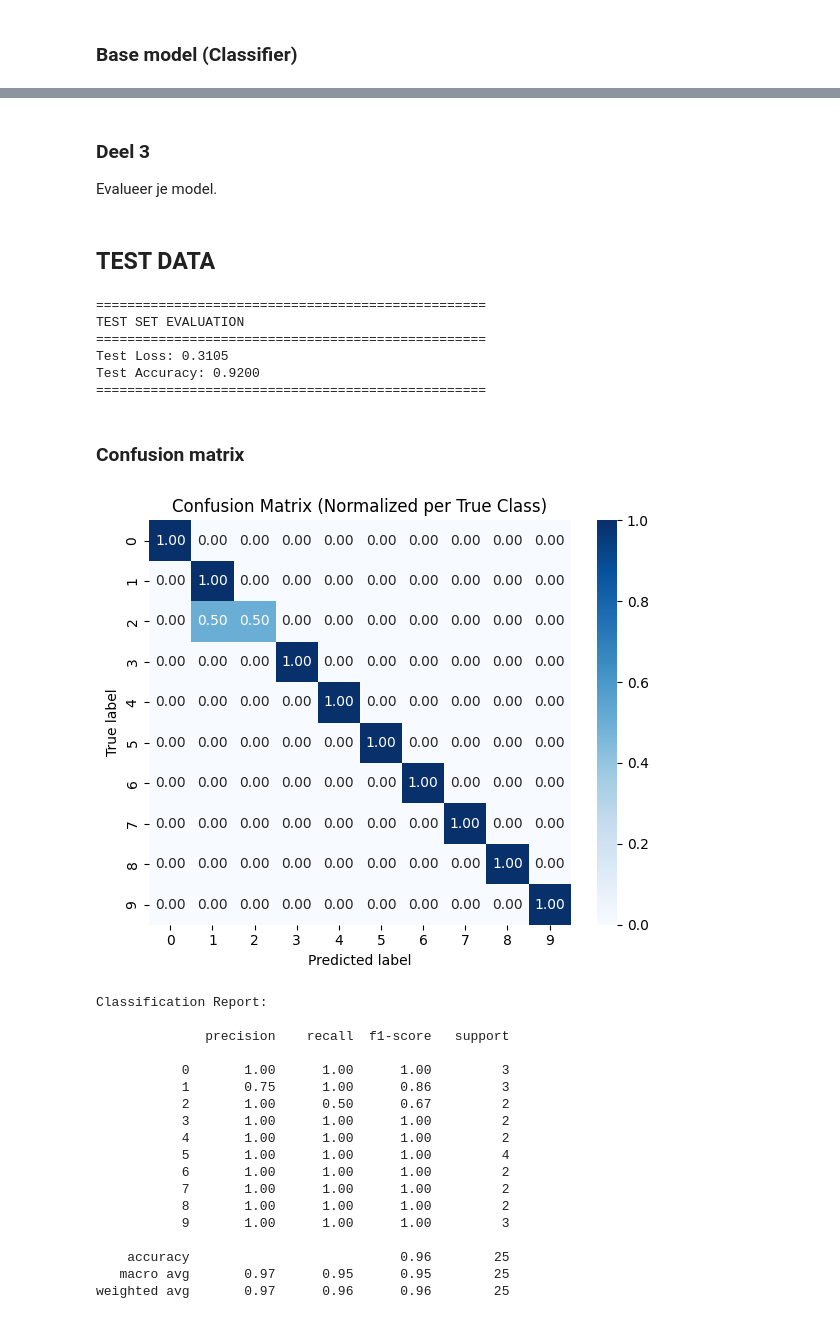
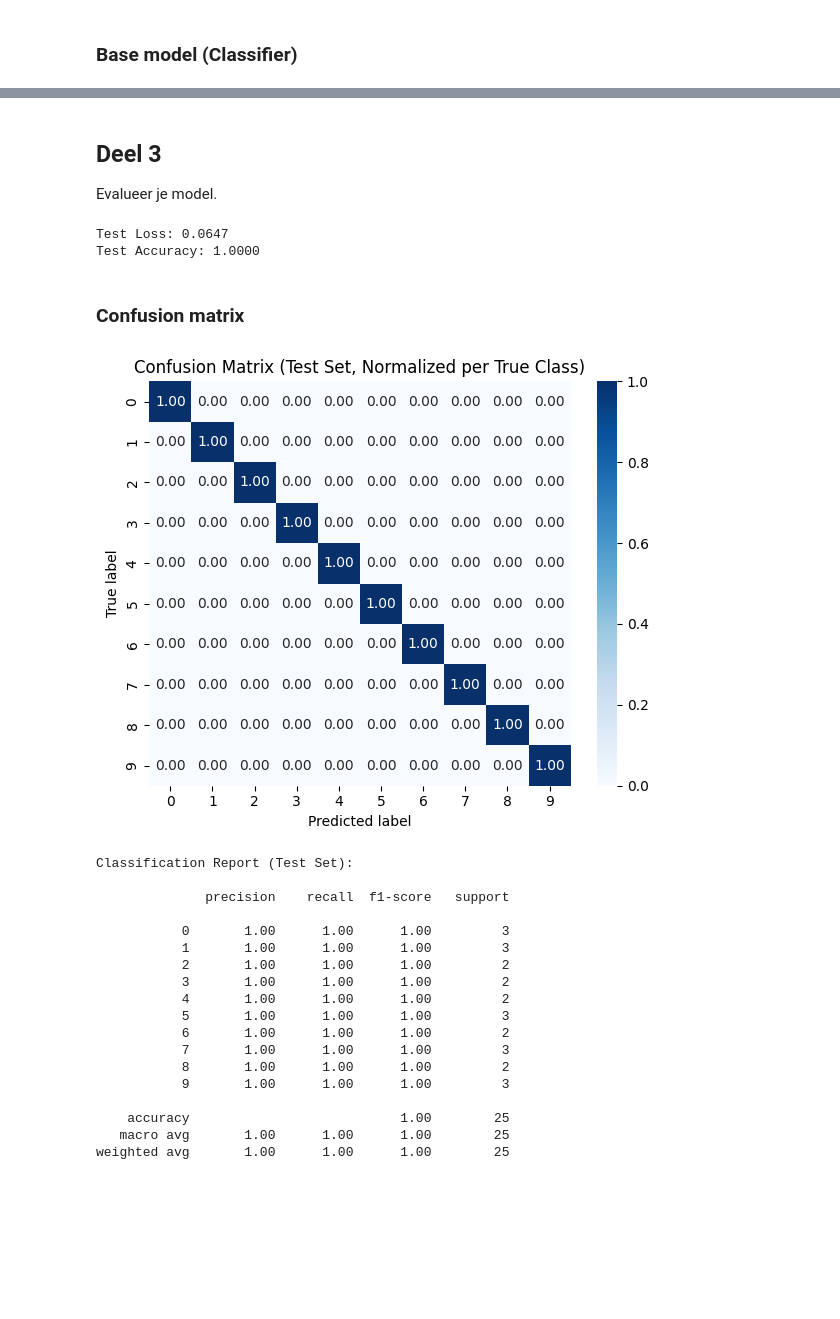
Before and after one commit to FrankVanDerVelde/master_applied-artificial_intelligence, a Jupyter notebook: methoden_en_technieken/datapunt_4/M&T_opdracht_Datapunt2b.ipynb, the cells around one changed output, grey strips where cells are left out. Saved outputs shown, nothing was run; the diff lists cells and outputs as text; code cells hidden in the pictures; blank space fills up the shorter version.

```diff
--- a/methoden_en_technieken/datapunt_4/M&T_opdracht_Datapunt2b.ipynb
+++ b/methoden_en_technieken/datapunt_4/M&T_opdracht_Datapunt2b.ipynb
@@ -1044,11 +1454,5 @@ Loaded VAE weights from: models\model_it2_beta4.weights.h5
 # %%
-# VAE-based classifier (semi-supervised): freeze encoder, use z_mean features
-# Reuse trained VAE encoder: load weights (if saved), then freeze
-
-# weights_path = 'models/model_it1.weights.h5'
-# loaded = load_vae_weights(vae, weights_path)
-# if not loaded:
-#     print("Using current in-memory VAE weights.")
+loaded = load_vae_weights(vae, name='iteration4_16_dims_beta4')
 
 # Freeze the encoder to keep features identical
 vae.encoder.trainable = False
@@ -1063,16 +1467,10 @@ vae_encoder = vae.encoder
 clf_inputs = Input(shape=(28, 28, 1), name="vae_cls_input")
 z_mean, z_log_var = vae.encoder(clf_inputs)
 
-# Minimal added capacity + regularization before softmax
-# x = layers.Dense(64, activation="relu", name="vae_cls_dense")(z_mean)
-# x = layers.Dropout(0.3, name="vae_cls_dropout")(x)
-# cls_outputs = layers.Dense(10, activation="softmax", name="vae_cls_logits")(x)
-# vae_classifier = Model(clf_inputs, cls_outputs, name="vae_based_classifier")
-
 cls_outputs = layers.Dense(10, activation="softmax", name="vae_cls_logits")(z_mean)
 vae_classifier = Model(clf_inputs, cls_outputs, name="vae_based_classifier")
 
-vae_classifier.compile(optimizer=optimizers.Adam(learning_rate=0.01),
+vae_classifier.compile(optimizer = keras.optimizers.Adam(learning_rate=0.005),
                        loss="sparse_categorical_crossentropy",
                        metrics=["accuracy"])
 
@@ -1083,7 +1481,7 @@ early_stop = keras.callbacks.EarlyStopping(
 vae_cls_hist = vae_classifier.fit(
     x_train, y_train,
     validation_data=(x_val, y_val),
-    epochs=1000,
+    epochs=2000,
     batch_size=128,
     callbacks=[early_stop],
     verbose=1,
@@ -1220,79 +1547,69 @@ Total epochs run: 1000
 # %% [markdown]
-### Deel 3
+## Deel 3
 
 Evalueer je model.
-# %% [markdown]
-## TEST DATA
 # %%
 # Evaluate the classifier on the test set
 test_loss, test_accuracy = vae_classifier.evaluate(x_test, y_test, verbose=0)
 
-print("=" * 50)
-print("TEST SET EVALUATION")
-print("=" * 50)
 print(f"Test Loss: {test_loss:.4f}")
 print(f"Test Accuracy: {test_accuracy:.4f}")
-print("=" * 50)
 # %% [output]
-==================================================
-TEST SET EVALUATION
-==================================================
-Test Loss: 0.3105
-Test Accuracy: 0.9200
-==================================================
+Test Loss: 0.0647
+Test Accuracy: 1.0000
 # %% [markdown]
 ### Confusion matrix
 # %%
-y_prob = vae_classifier.predict(x_val, verbose=0)
+# Predict on the test set
+y_prob = vae_classifier.predict(x_test, verbose=0)
 
 # Align y_true shape
-y_true = y_val
+y_true = y_test
 if y_true.ndim > 1:
-    # If one-hot, reduce to class indices
-    try:
-        y_true = np.argmax(y_true, axis=1)
-    except Exception:
-        y_true = y_true.ravel()
+    # If one-hot encoded, convert to class indices
+    y_true = np.argmax(y_true, axis=1)
 
 # Derive class predictions
 if y_prob.ndim == 1 or (y_prob.ndim == 2 and y_prob.shape[1] == 1):
-    # Binary case
+    # Binary classification
     y_pred = (y_prob.ravel() >= 0.5).astype(int)
 else:
-    # Multiclass case
+    # Multiclass classification
     y_pred = np.argmax(y_prob, axis=1)
 
 # Compute confusion matrix
 cm = confusion_matrix(y_true, y_pred)
-cm_norm = cm.astype('float') / cm.sum(axis=1, keepdims=True)
+cm_norm = cm.astype(float) / cm.sum(axis=1, keepdims=True)
 
+# Plot normalized confusion matrix
 plt.figure(figsize=(6, 5))
 sns.heatmap(cm_norm, annot=True, fmt=".2f", cmap="Blues")
-plt.title("Confusion Matrix (Normalized per True Class)")
+plt.title("Confusion Matrix (Test Set, Normalized per True Class)")
 plt.ylabel("True label")
 plt.xlabel("Predicted label")
 plt.tight_layout()
 plt.show()
 
-print("Classification Report:\n")
+# Classification report on test set
+print("Classification Report (Test Set):\n")
 print(classification_report(y_true, y_pred))
 # %% [output]
-[figure, old version]
+[figure, new version]
-Classification Report:
+Classification Report (Test Set):
 
               precision    recall  f1-score   support
 
            0       1.00      1.00      1.00         3
-           1       0.75      1.00      0.86         3
-           2       1.00      0.50      0.67         2
+           1       1.00      1.00      1.00         3
+           2       1.00      1.00      1.00         2
            3       1.00      1.00      1.00         2
            4       1.00      1.00      1.00         2
-           5       1.00      1.00      1.00         4
+           5       1.00      1.00      1.00         3
            6       1.00      1.00      1.00         2
-           7       1.00      1.00      1.00         2
+           7       1.00      1.00      1.00         3
            8       1.00      1.00      1.00         2
            9       1.00      1.00      1.00         3
 
-    accuracy                           0.96        25
-   macro avg       0.97      0.95      0.95        25
-weighted avg       0.97      0.96      0.96        25
+    accuracy                           1.00        25
+   macro avg       1.00      1.00      1.00        25
+weighted avg       1.00      1.00      1.00        25
```
Also changed, not shown: parts of 76 cells of this notebook.
